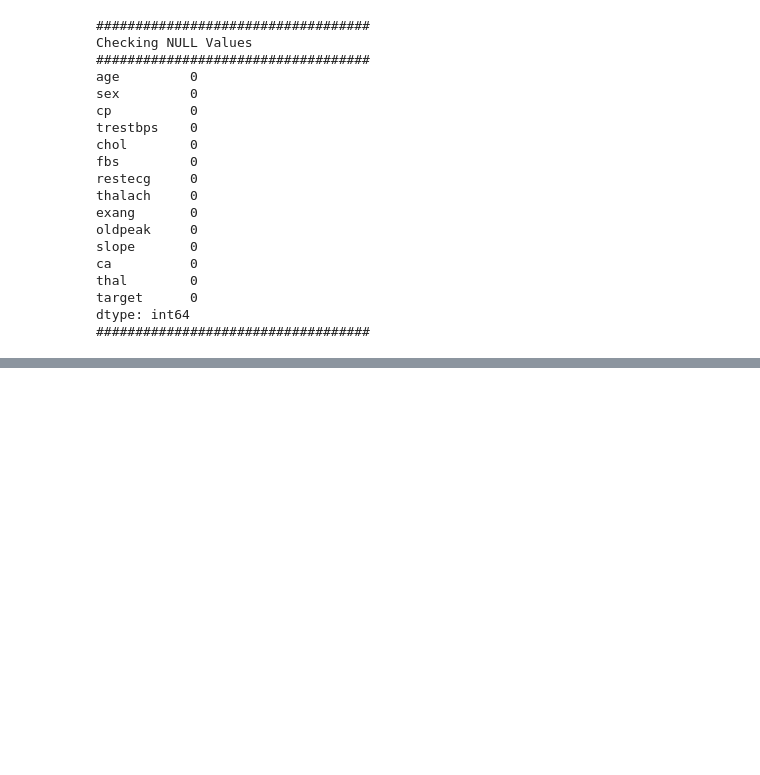
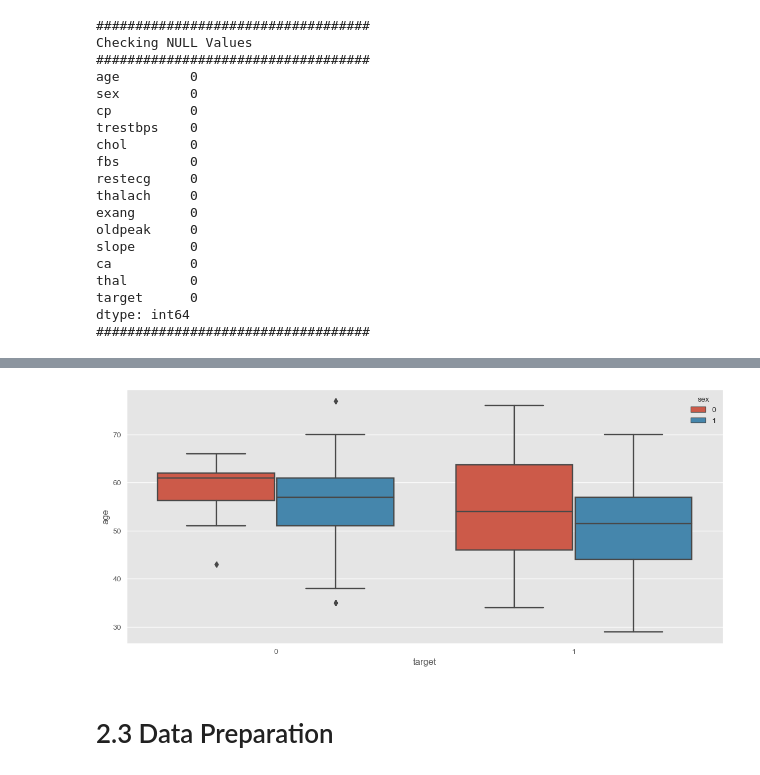
Before and after one commit to Sandokhan/IACEC, a Jupyter notebook: project.ipynb, the cells around one changed output, grey strips where cells are left out. Cells and saved outputs as stored; diff of their text form; code cells hidden in the pictures; blank space fills up the shorter version.

```diff
--- a/project.ipynb
+++ b/project.ipynb
@@ -189,0 +240,8 @@ dtype: int64
+# %%
+# Correlation between variables only non-categorial variables
+plt.figure(figsize=(14,6))
+sns.boxplot(data=heart, x='target', y='age', hue='sex');
+# %% [output]
+[figure, added]
+# %% [markdown]
+# 2.3 Data Preparation
```
Also changed, not shown: parts of 3 cells of this notebook.
